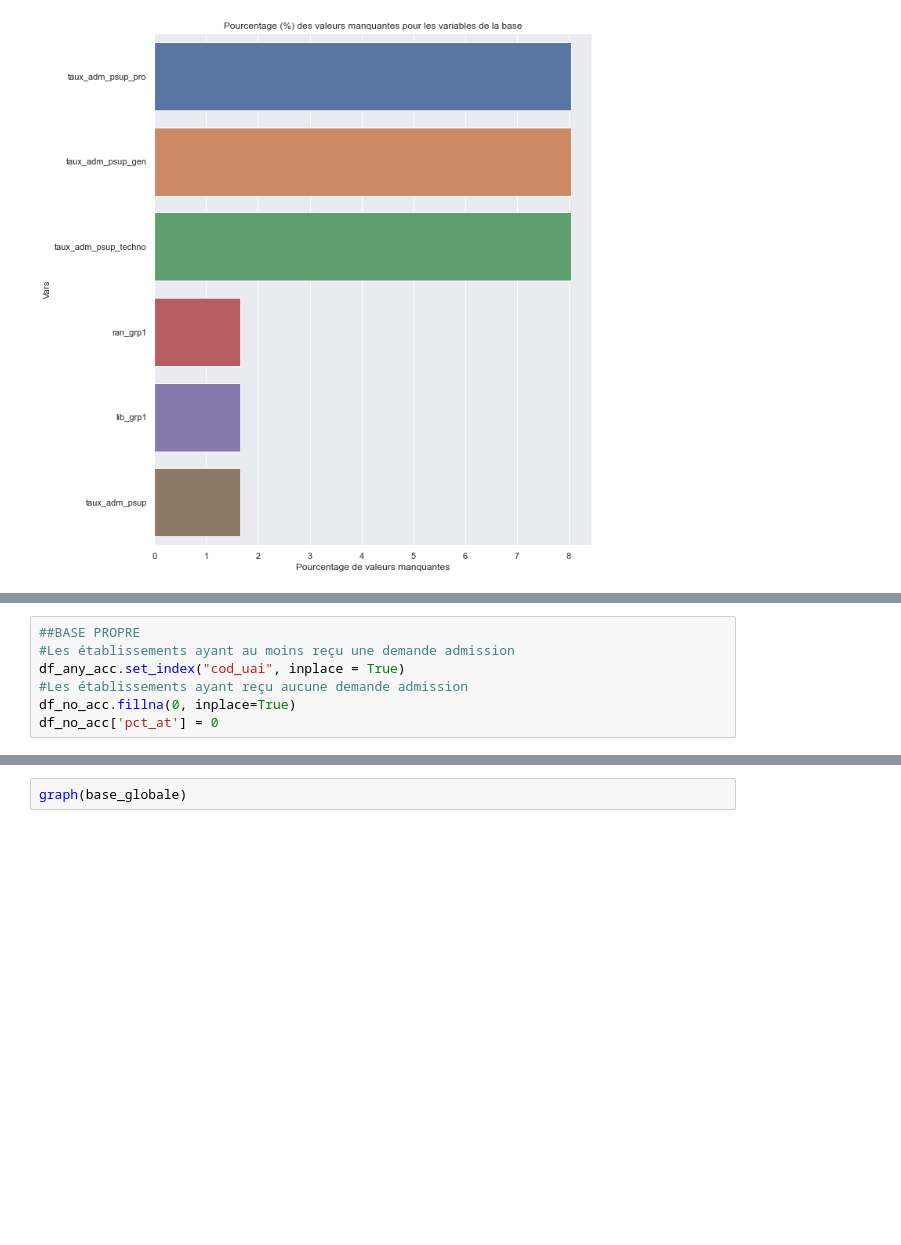
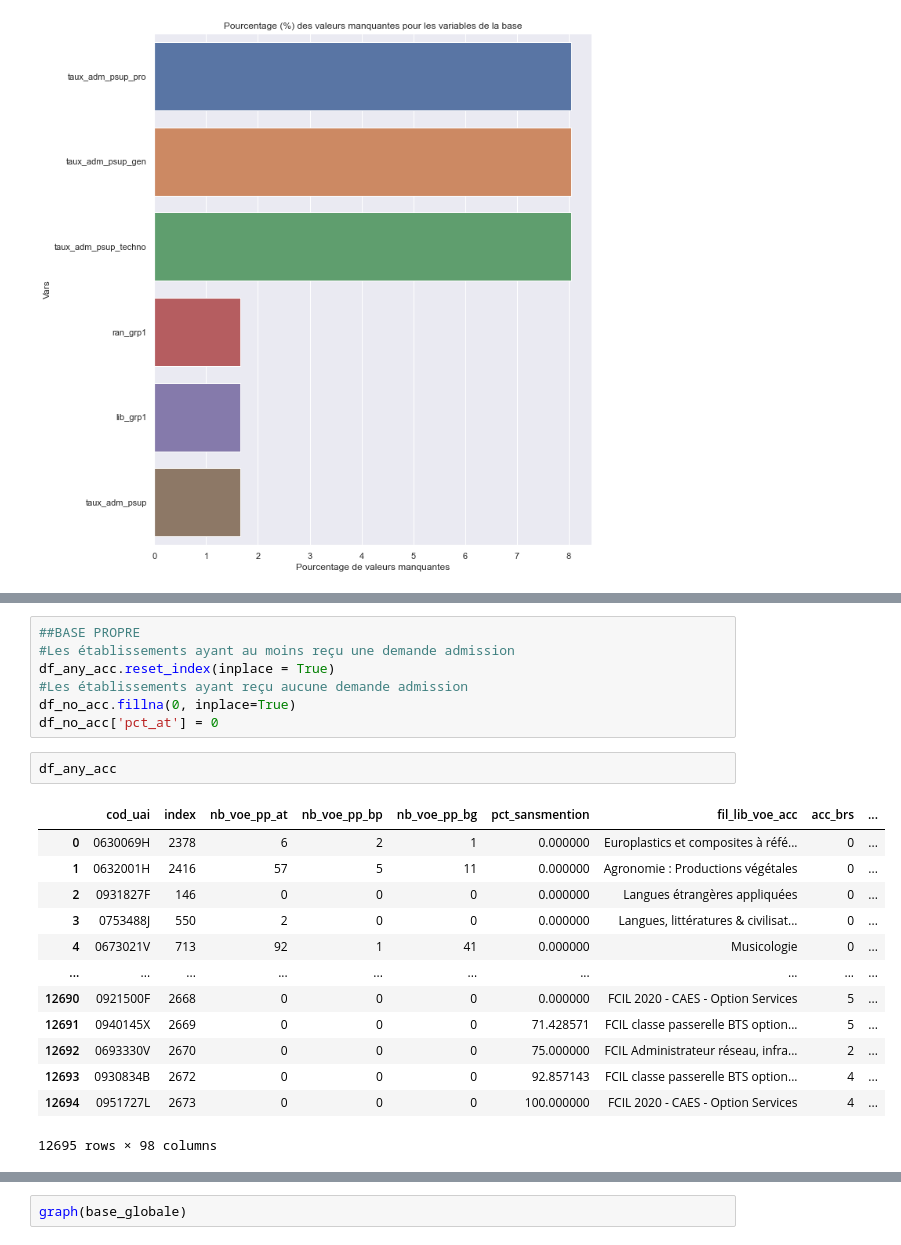
Before and after one commit to DouloSOW/Depot, a Jupyter notebook: principal_script.ipynb, the cells around one changed output, grey strips where cells are left out. Drawn from its saved outputs; the diff is of its cells as text; blank space fills up the shorter version.

```diff
--- a/principal_script.ipynb
+++ b/principal_script.ipynb
@@ -476,7 +486,0 @@ df_any_acc[(df_any_acc['taux_adm_psup_gen']>0) & (df_any_acc['pct_bg']==0)][['pc
-# %%
-##BASE PROPRE
-#Les établissements ayant au moins reçu une demande admission
-df_any_acc.set_index("cod_uai", inplace = True)
-#Les établissements ayant reçu aucune demande admission
-df_no_acc.fillna(0, inplace=True)
-df_no_acc['pct_at'] = 0
@@ -693,0 +509,23 @@ ValueError: Could not interpret input 'Pourcentage (%)'
+# %%
+##BASE PROPRE
+#Les établissements ayant au moins reçu une demande admission
+df_any_acc.reset_index(inplace = True)
+#Les établissements ayant reçu aucune demande admission
+df_no_acc.fillna(0, inplace=True)
+df_no_acc['pct_at'] = 0
+# %%
+df_any_acc
+# %% [output]
+|  | cod_uai | index | nb_voe_pp_at | nb_voe_pp_bp | nb_voe_pp_bg | pct_sansmention | fil_lib_voe_acc | acc_brs | ... |
+| 0 | 0630069H | 2378 | 6 | 2 | 1 | 0.000000 | Europlastics et composites à réfé... | 0 | ... |
+| 1 | 0632001H | 2416 | 57 | 5 | 11 | 0.000000 | Agronomie : Productions végétales | 0 | ... |
+| 2 | 0931827F | 146 | 0 | 0 | 0 | 0.000000 | Langues étrangères appliquées | 0 | ... |
+| 3 | 0753488J | 550 | 2 | 0 | 0 | 0.000000 | Langues, littératures & civilisat... | 0 | ... |
+| 4 | 0673021V | 713 | 92 | 1 | 41 | 0.000000 | Musicologie | 0 | ... |
+| ... | ... | ... | ... | ... | ... | ... | ... | ... | ... |
+| 12690 | 0921500F | 2668 | 0 | 0 | 0 | 0.000000 | FCIL 2020 - CAES - Option Services | 5 | ... |
+| 12691 | 0940145X | 2669 | 0 | 0 | 0 | 71.428571 | FCIL classe passerelle BTS option... | 5 | ... |
+| 12692 | 0693330V | 2670 | 0 | 0 | 0 | 75.000000 | FCIL Administrateur réseau, infra... | 2 | ... |
+| 12693 | 0930834B | 2672 | 0 | 0 | 0 | 92.857143 | FCIL classe passerelle BTS option... | 4 | ... |
+| 12694 | 0951727L | 2673 | 0 | 0 | 0 | 100.000000 | FCIL 2020 - CAES - Option Services | 4 | ... |
+12695 rows × 98 columns
```
Also changed, not shown: parts of 154 cells of this notebook.
